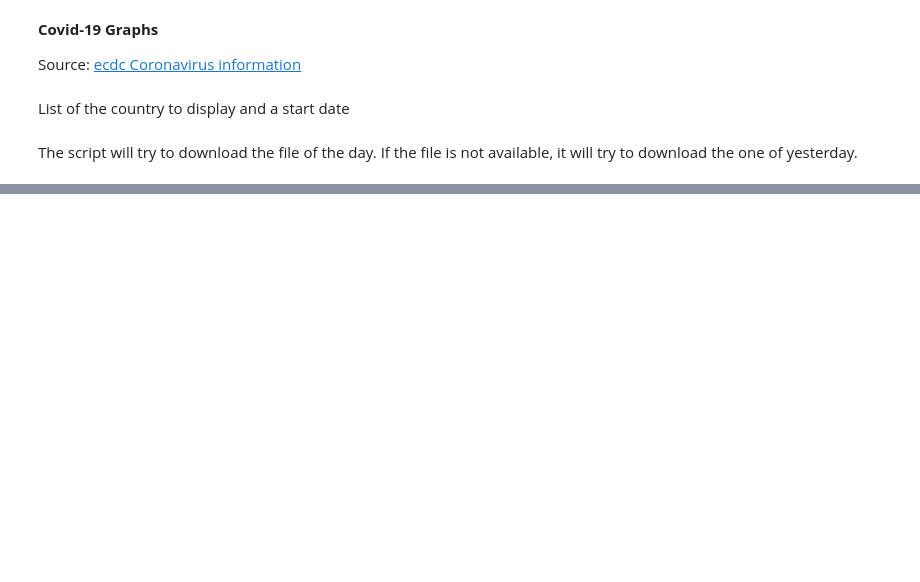
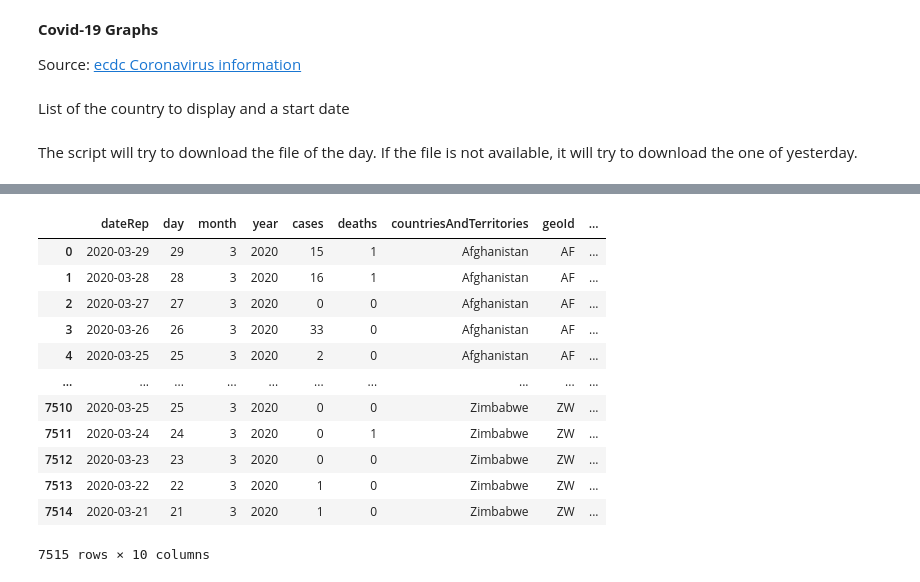
Before and after one commit to Hansastro/Covid-19, a Jupyter notebook: Covid_19.ipynb, the cells around one changed output, grey strips where cells are left out. Cells and saved outputs as stored; diff of their text form; code cells hidden in the pictures; blank space fills up the shorter version.

```diff
--- a/Covid_19.ipynb
+++ b/Covid_19.ipynb
@@ -59,3 +61,19 @@ Download the data of today (2020-03-17)...
+# %%
+df
+# %% [output]
+|  | dateRep | day | month | year | cases | deaths | countriesAndTerritories | geoId | ... |
+| 0 | 2020-03-29 | 29 | 3 | 2020 | 15 | 1 | Afghanistan | AF | ... |
+| 1 | 2020-03-28 | 28 | 3 | 2020 | 16 | 1 | Afghanistan | AF | ... |
+| 2 | 2020-03-27 | 27 | 3 | 2020 | 0 | 0 | Afghanistan | AF | ... |
+| 3 | 2020-03-26 | 26 | 3 | 2020 | 33 | 0 | Afghanistan | AF | ... |
+| 4 | 2020-03-25 | 25 | 3 | 2020 | 2 | 0 | Afghanistan | AF | ... |
+| ... | ... | ... | ... | ... | ... | ... | ... | ... | ... |
+| 7510 | 2020-03-25 | 25 | 3 | 2020 | 0 | 0 | Zimbabwe | ZW | ... |
+| 7511 | 2020-03-24 | 24 | 3 | 2020 | 0 | 1 | Zimbabwe | ZW | ... |
+| 7512 | 2020-03-23 | 23 | 3 | 2020 | 0 | 0 | Zimbabwe | ZW | ... |
+| 7513 | 2020-03-22 | 22 | 3 | 2020 | 1 | 0 | Zimbabwe | ZW | ... |
+| 7514 | 2020-03-21 | 21 | 3 | 2020 | 1 | 0 | Zimbabwe | ZW | ... |
+7515 rows × 10 columns
 # %%
 # Make the curve of the amount of infected people per day
 
```
Also changed, not shown: parts of 4 cells of this notebook.
